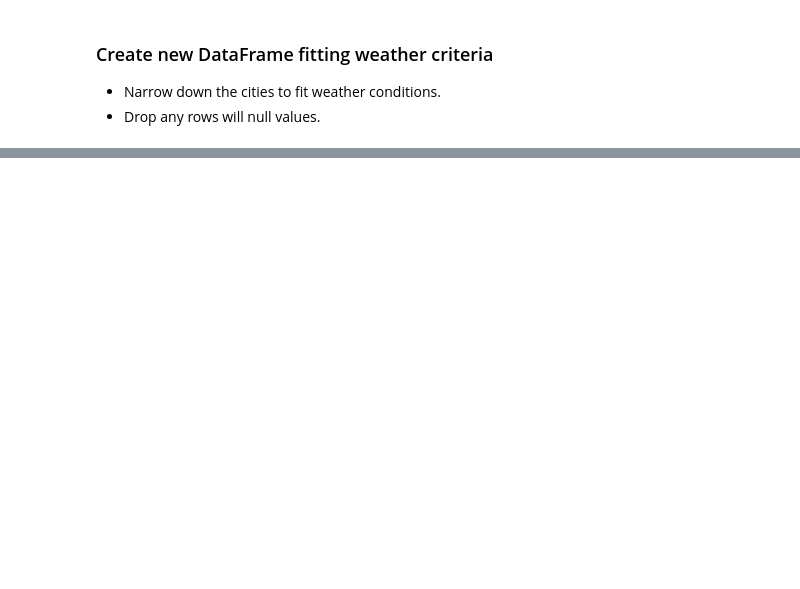
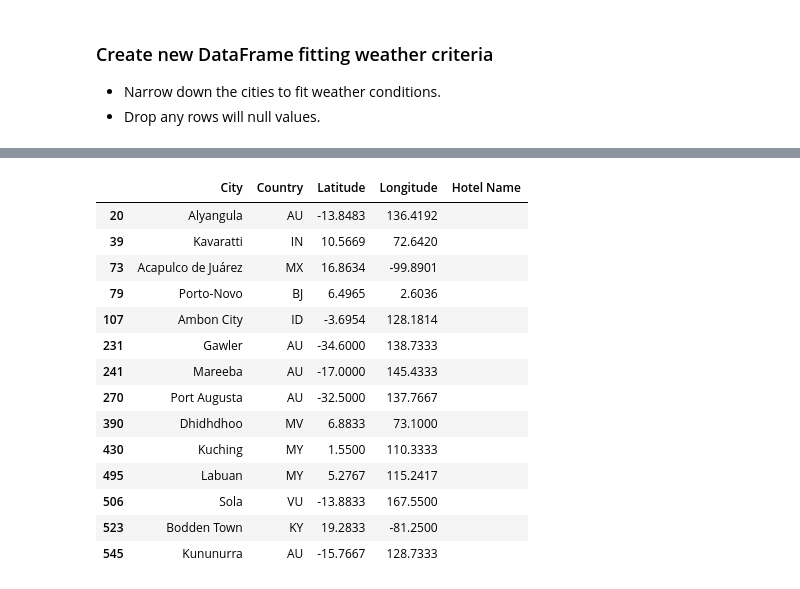
Before and after one commit to mychele-larson/python-api-challenge-2, a Jupyter notebook: VacationPy/Homework_Vacationpy.ipynb, the cells around one changed output, grey strips where cells are left out. Cells and saved outputs as stored; diff of their text form; code cells hidden in the pictures; blank space fills up the shorter version.

```diff
--- a/VacationPy/Homework_Vacationpy.ipynb
+++ b/VacationPy/Homework_Vacationpy.ipynb
@@ -47,0 +112,23 @@ fig
+# %%
+import json
+
+# Select needed columns from hotel_df
+hotel_df = new_vacation_data.loc[:, ["City", "Country", "Latitude", "Longitude"]]
+hotel_df["Hotel Name"] = ''
+hotel_df
+# %% [output]
+|  | City | Country | Latitude | Longitude | Hotel Name |
+| 20 | Alyangula | AU | -13.8483 | 136.4192 |  |
+| 39 | Kavaratti | IN | 10.5669 | 72.6420 |  |
+| 73 | Acapulco de Juárez | MX | 16.8634 | -99.8901 |  |
+| 79 | Porto-Novo | BJ | 6.4965 | 2.6036 |  |
+| 107 | Ambon City | ID | -3.6954 | 128.1814 |  |
+| 231 | Gawler | AU | -34.6000 | 138.7333 |  |
+| 241 | Mareeba | AU | -17.0000 | 145.4333 |  |
+| 270 | Port Augusta | AU | -32.5000 | 137.7667 |  |
+| 390 | Dhidhdhoo | MV | 6.8833 | 73.1000 |  |
+| 430 | Kuching | MY | 1.5500 | 110.3333 |  |
+| 495 | Labuan | MY | 5.2767 | 115.2417 |  |
+| 506 | Sola | VU | -13.8833 | 167.5500 |  |
+| 523 | Bodden Town | KY | 19.2833 | -81.2500 |  |
+| 545 | Kununurra | AU | -15.7667 | 128.7333 |  |
```
Also changed, not shown: parts of 9 cells of this notebook.
